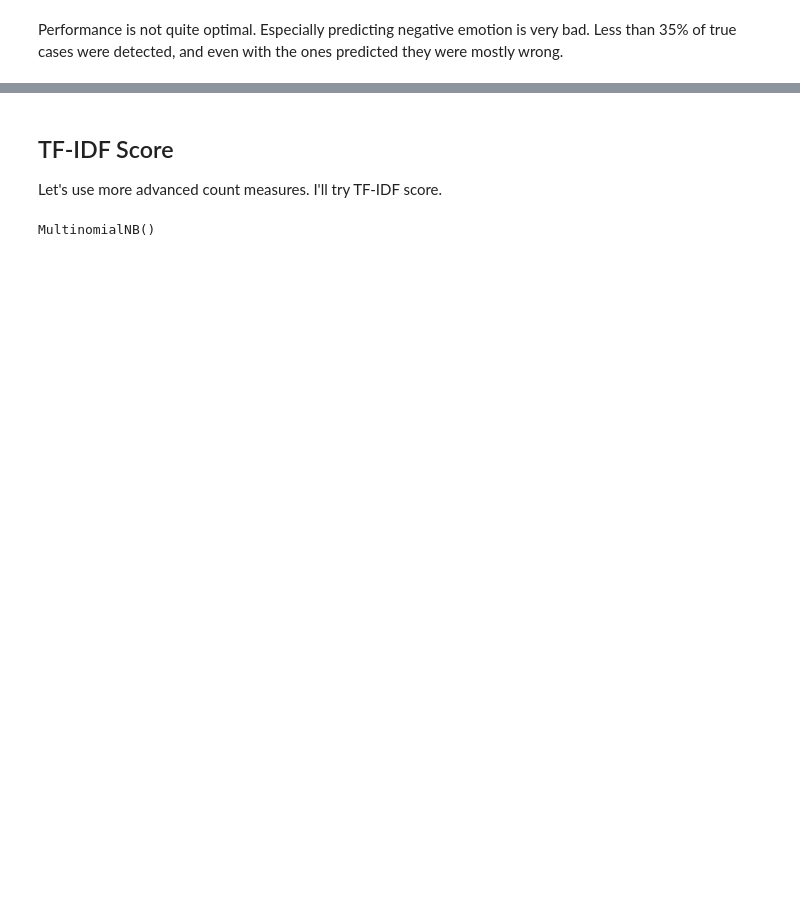
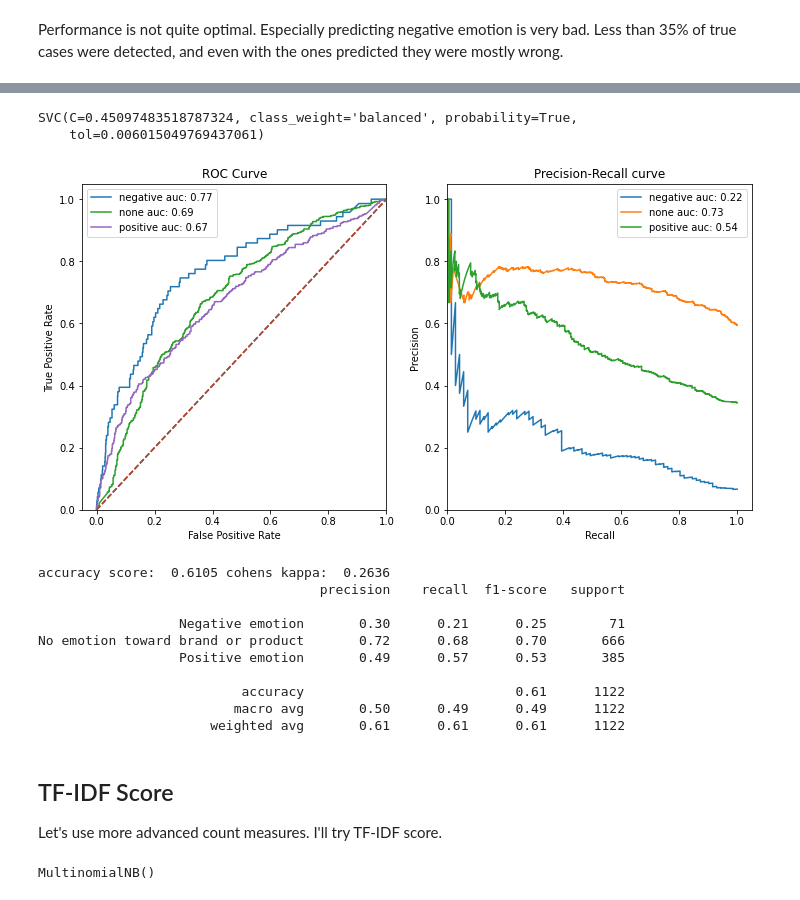
Before and after one commit to stereopickle/tweet_sentiment_analysis, a Jupyter notebook: 020.Model_BoW.ipynb, the cells around one changed output, grey strips where cells are left out. Saved outputs shown, nothing was run; the diff lists cells and outputs as text; code cells hidden in the pictures; blank space fills up the shorter version.

```diff
--- a/020.Model_BoW.ipynb
+++ b/020.Model_BoW.ipynb
@@ -103,3 +129,30 @@ Performance is not quite optimal. Especially predicting negative emotion is very
+# %%
+svm1 = SVC(class_weight = 'balanced',
+           **svm_study1.best_params,
+           #**best_params,
+           probability= True)
+
+svm1.fit(X_train_tf, y_train)
+# %% [output]
+SVC(C=0.45097483518787324, class_weight='balanced', probability=True,
+    tol=0.006015049769437061)
+# %%
+X_val_tf = tf_vectorizer.transform(X_val.tweet)
+# %%
+y_pred, y_pred_p = get_pred(svm1,X_val_tf)
+evaluating(y_val, y_pred, y_pred_p)
+# %% [output]
+[figure, added]
+accuracy score:  0.6105 cohens kappa:  0.2636
+                                    precision    recall  f1-score   support
+
+                  Negative emotion       0.30      0.21      0.25        71
+No emotion toward brand or product       0.72      0.68      0.70       666
+                  Positive emotion       0.49      0.57      0.53       385
+
+                          accuracy                           0.61      1122
+                         macro avg       0.50      0.49      0.49      1122
+                      weighted avg       0.61      0.61      0.61      1122
 # %% [markdown]
 ## TF-IDF Score
 Let's use more advanced count measures. I'll try TF-IDF score.
```
Also changed, not shown: parts of 18 cells of this notebook.
